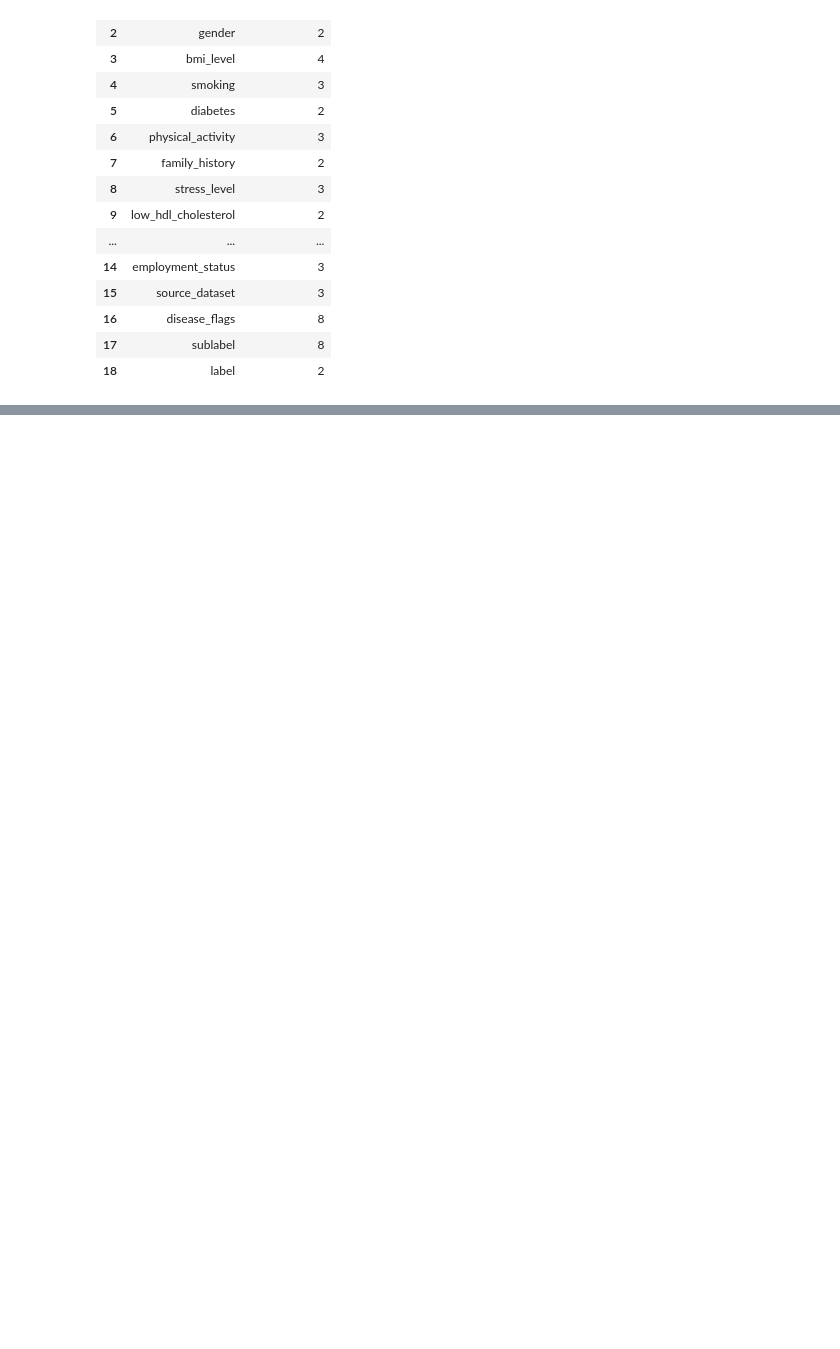
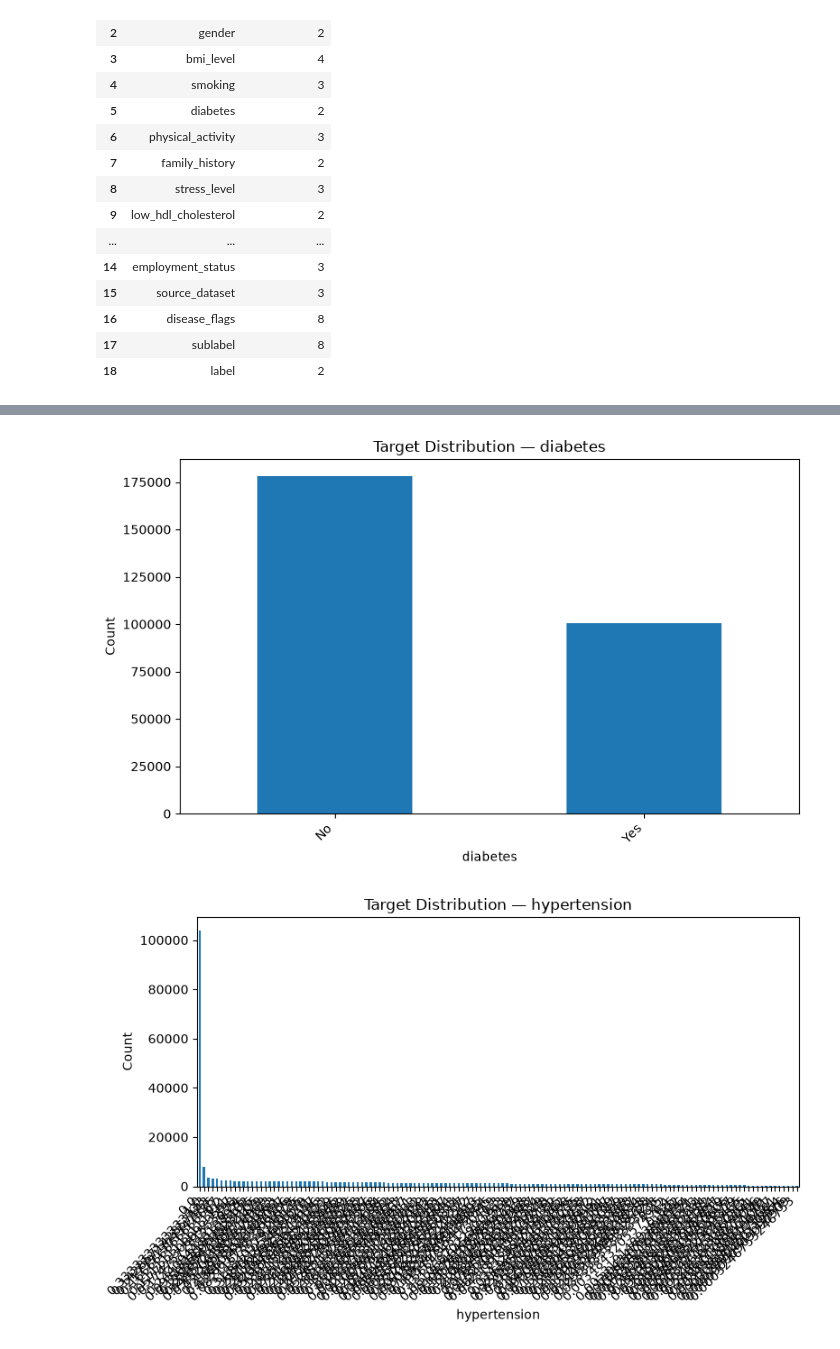
Before and after one commit to to-bits/multidisease-risk-profiler, a Jupyter notebook: notebooks/03_eda.ipynb, the cells around one changed output, grey strips where cells are left out. Cells and saved outputs as stored; diff of their text form; code cells hidden in the pictures; blank space fills up the shorter version.

```diff
--- a/notebooks/03_eda.ipynb
+++ b/notebooks/03_eda.ipynb
@@ -126,0 +243,17 @@ Categorical columns: 19
+# %%
+for target in available_targets:
+
+    print(target.upper())
+    print("_" * 70 + "\n")
+
+    distribution = (
+        df[target]
+        .value_counts(dropna=False)
+        .to_frame("count")
+    )
+
+    distribution["percentage"] = (
+        distribution["count"] / len(df) * 100
+    )
+
+    display(distribution)
@@ -126,0 +307,18 @@ Categorical columns: 19
+# %%
+for target in available_targets:
+
+    counts = df[target].value_counts(dropna=False)
+
+    plt.figure(figsize=(8, 5))
+
+    counts.plot(kind="bar")
+
+    plt.title(f"Target Distribution — {target}")
+    plt.xlabel(target)
+    plt.ylabel("Count")
+    plt.xticks(rotation=45, ha="right")
+    plt.tight_layout()
+    plt.show()
+# %% [output]
+[figure, added]
+[figure, added]
```
Also changed, not shown: parts of 11 cells of this notebook.
